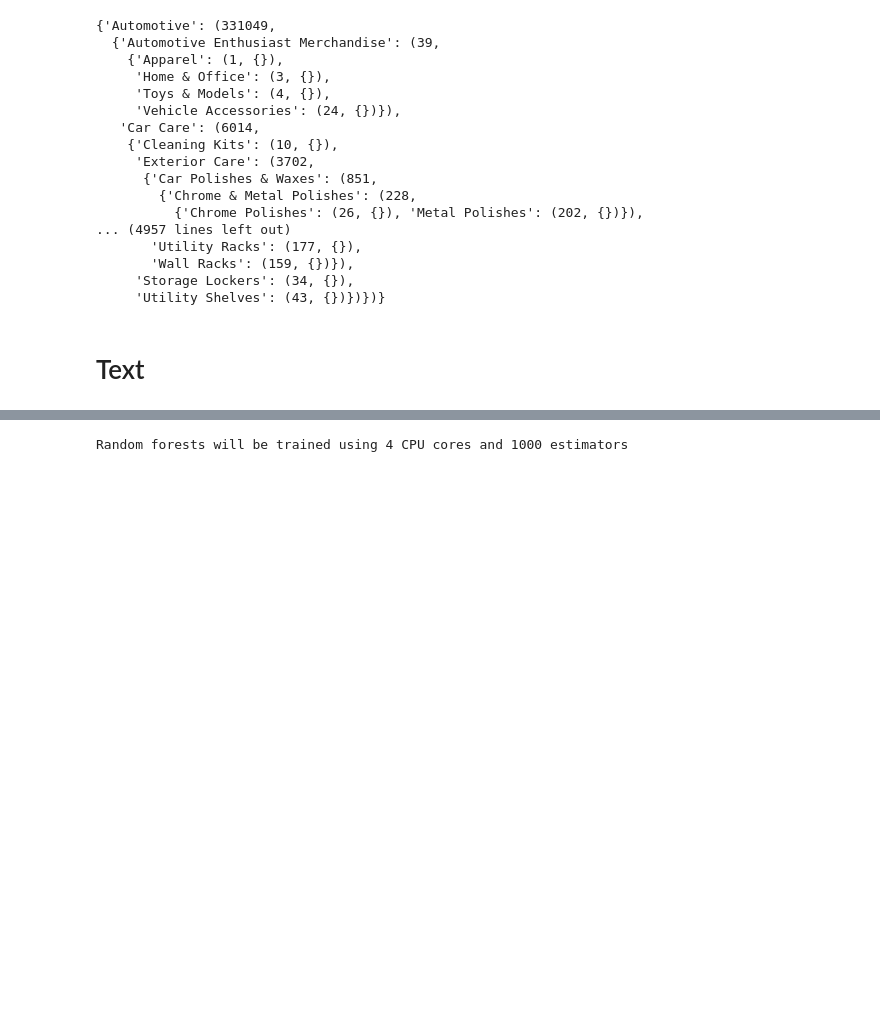
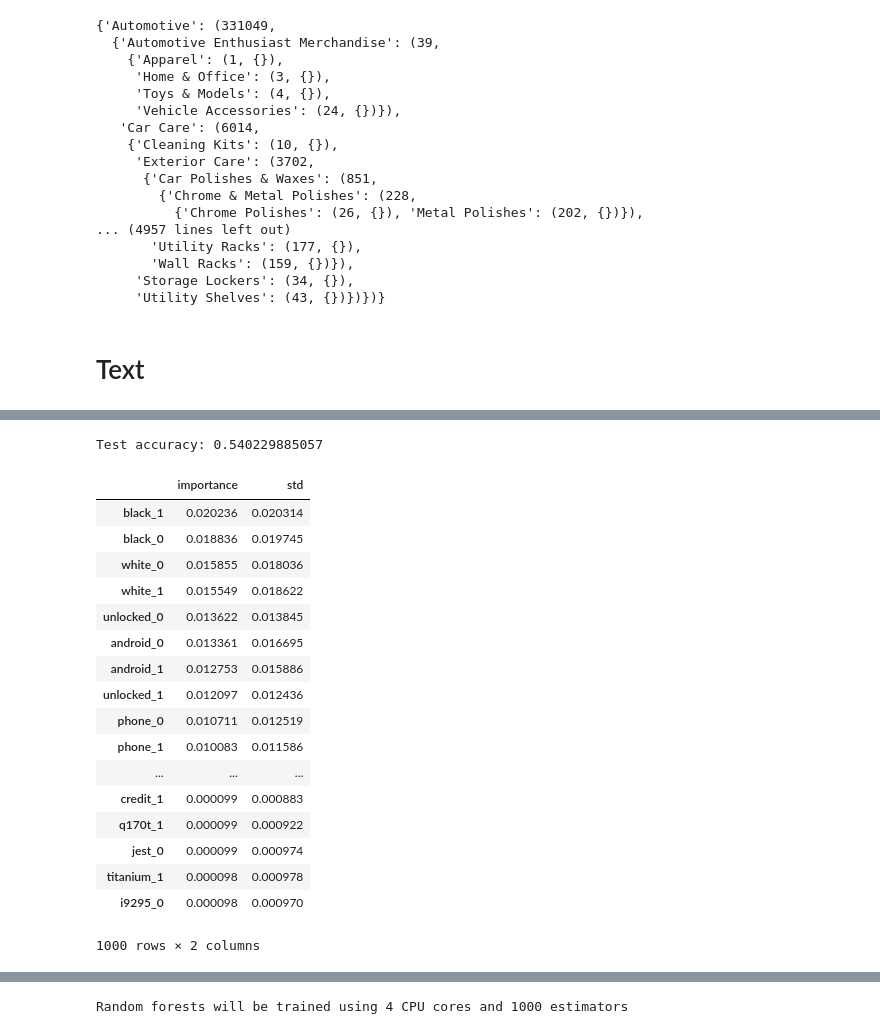
Before and after one commit to tarmeens/ada-homework, a Jupyter notebook: project/Milestone2.ipynb, the cells around one changed output, grey strips where cells are left out. Drawn from its saved outputs; the diff is of its cells as text; code cells hidden in the pictures; blank space fills up the shorter version.

```diff
--- a/project/Milestone2.ipynb
+++ b/project/Milestone2.ipynb
@@ -880,3 +894,6 @@ for i, node_cliques in enumerate(node_map):
                 merged_node_map[node_idx] = [target]
     else:
         merged_node_map[i] = node_cliques
+# %%
+for i, c in enumerate(cliques):
+    print(i, c)
@@ -1253,7 +1373,10 @@ len(cliques)
 # %%
-count = 0
+cliques_pairs = []
 for c in cliques:
-    if len(c) == 2:
-        count += 1
-count
+    if len(c) >= 2:
+        cliques_pairs.append(c)
+random.seed(1)
+random.shuffle(cliques_pairs)
+cliques_pairs = np.array(cliques_pairs)
+len(cliques_pairs)
 # %% [output]
@@ -1266,0 +1384,13 @@ r_df = pd.DataFrame(g.records)
+# %%
+def train_model_rf(X_tr, y_tr, X_va, y_va, depth):
+    clf = RandomForestClassifier(max_depth=depth, random_state=0, n_estimators=num_estimators, n_jobs=num_threads)
+    #clf = LogisticRegression(penalty='l1', C=depth, fit_intercept=False)
+    clf.fit(X_tr, y_tr)
+    va_score = clf.score(X_va, y_va)
+    return va_score, clf
+
+def train_model_lr(X_tr, y_tr, X_va, y_va, lambda_):
+    clf = LogisticRegression(penalty='l2', C=lambda_, fit_intercept=False)
+    clf.fit(X_tr, y_tr)
+    va_score = clf.score(X_va, y_va)
+    return va_score, clf
@@ -1266,0 +1490,39 @@ r_df = pd.DataFrame(g.records)
+# %%
+vectorizer = TfidfVectorizer(token_pattern='(?u)\\b\\w[a-zA-Z0-9_-]+\\b')
+vectorizer.fit(get_features(data_cv))
+text_features = vectorizer.transform(g.df['title'])
+X, y = build_data(data_cv)
+X_te, y_te = build_data(data_test)
+score, clf = train_model_rf(X, y, X_te, y_te, best_depth)
+print('Test accuracy:', score)
+# %% [output]
+Test accuracy: 0.540229885057
+# %%
+important_features = pd.DataFrame(clf.feature_importances_, columns=['importance'])
+important_features['std'] = np.std([tree.feature_importances_ for tree in clf.estimators_], axis=0)
+
+important_features = important_features.sort_values(by='importance', ascending=False).head(1000)
+
+mapping = np.array(vectorizer.get_feature_names())
+num_index = important_features.index
+important_features.index = important_features.index.map(lambda x: mapping[x % len(mapping)] + "_" + str(x // len(mapping)))
+important_features
+# %% [output]
+|  | importance | std |
+| black_1 | 0.020236 | 0.020314 |
+| black_0 | 0.018836 | 0.019745 |
+| white_0 | 0.015855 | 0.018036 |
+| white_1 | 0.015549 | 0.018622 |
+| unlocked_0 | 0.013622 | 0.013845 |
+| android_0 | 0.013361 | 0.016695 |
+| android_1 | 0.012753 | 0.015886 |
+| unlocked_1 | 0.012097 | 0.012436 |
+| phone_0 | 0.010711 | 0.012519 |
+| phone_1 | 0.010083 | 0.011586 |
+| ... | ... | ... |
+| credit_1 | 0.000099 | 0.000883 |
+| q170t_1 | 0.000099 | 0.000922 |
+| jest_0 | 0.000099 | 0.000974 |
+| titanium_1 | 0.000098 | 0.000978 |
+| i9295_0 | 0.000098 | 0.000970 |
+1000 rows × 2 columns
```
Also changed, not shown: parts of 30 cells of this notebook, 1 other file.
